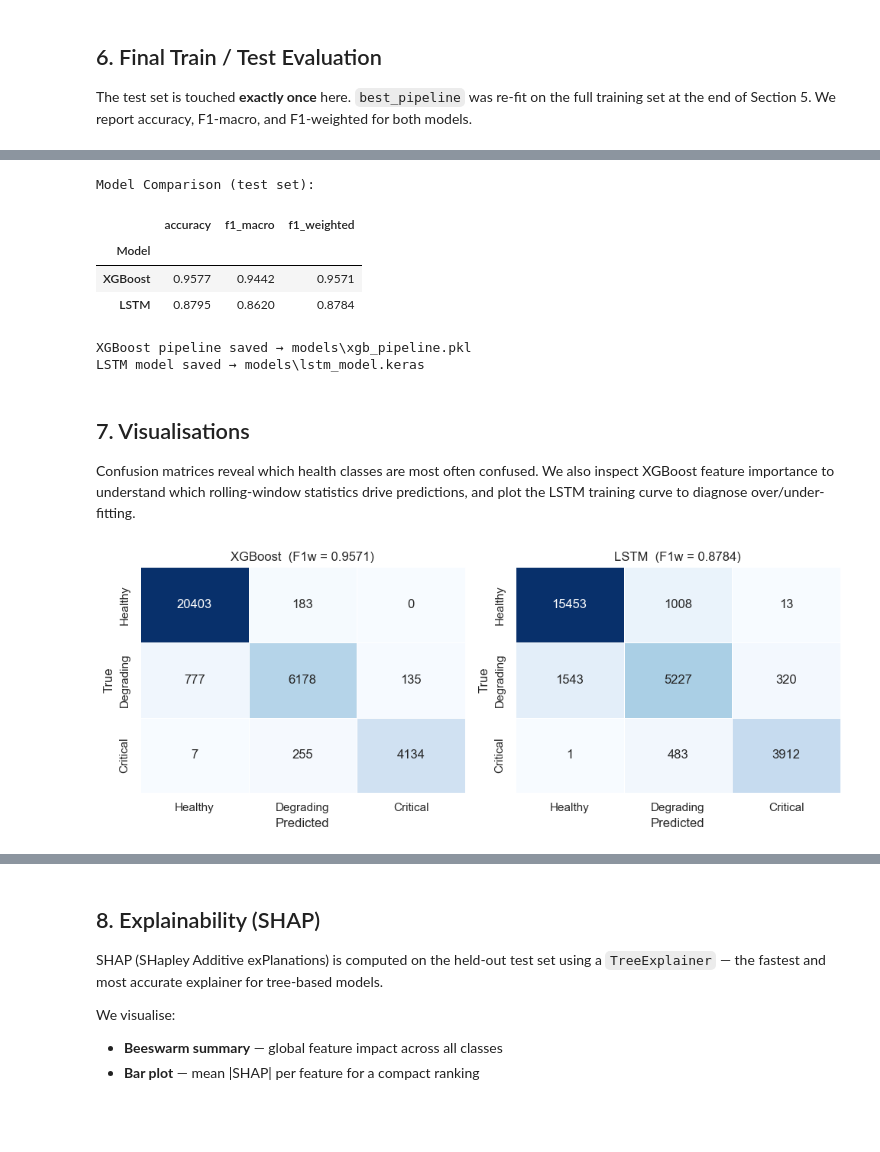
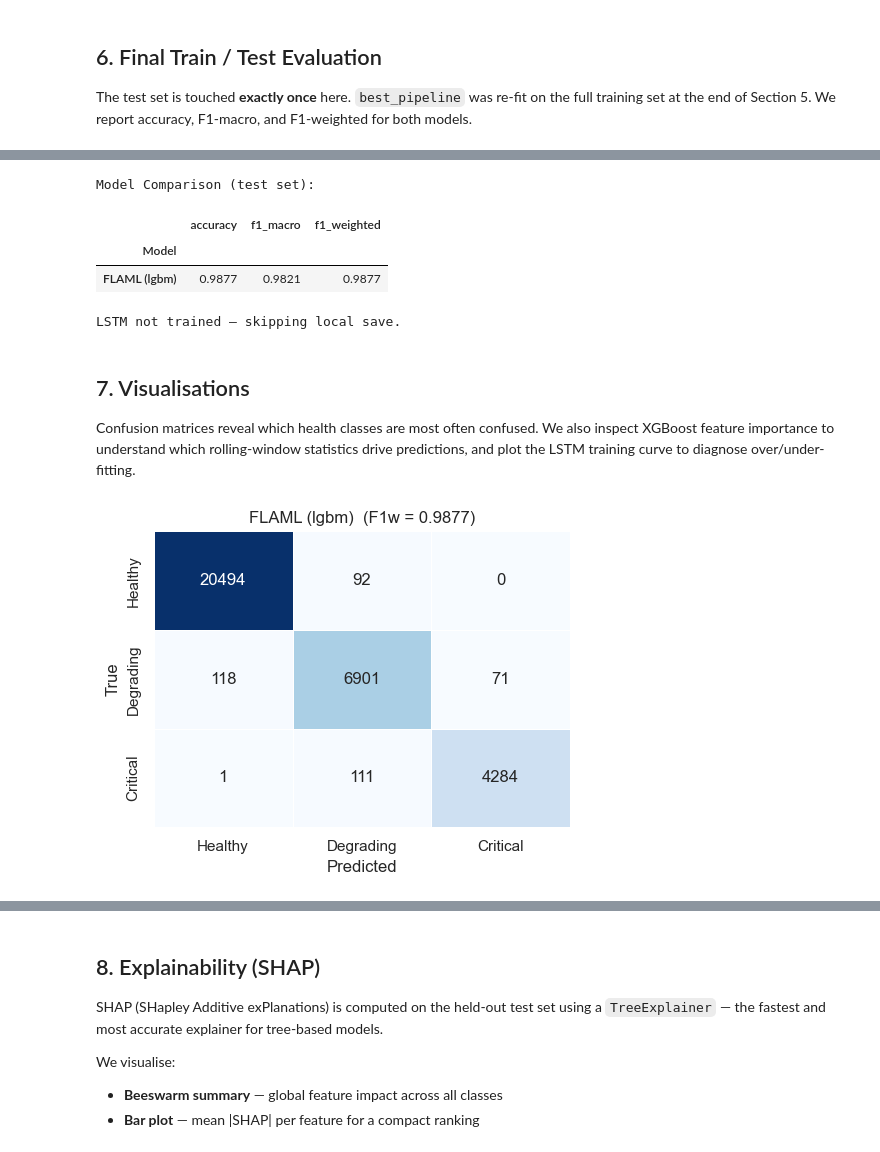
Before and after one commit to Dingding1996/predictive-maintenance-rul, a Jupyter notebook: PredictiveMaintenance_Training.ipynb, the cells around one changed output, grey strips where cells are left out. Drawn from its saved outputs; the diff is of its cells as text; code cells hidden in the pictures; blank space fills up the shorter version.

```diff
--- a/PredictiveMaintenance_Training.ipynb
+++ b/PredictiveMaintenance_Training.ipynb
@@ -95,7 +96,7 @@ apply_style()
 
 RANDOM_STATE = 42       # global seed — never change between notebooks
 TEST_SIZE    = 0.20     # held-out test fraction
-N_SPLITS     = 5        # cross-validation folds
+N_SPLITS     = 5        # cross-validation folds (used by FLAML internally)
 
 # Dataset configuration
 FD_IDS          = [1, 2, 3, 4]   # sub-datasets to include
@@ -110,13 +111,14 @@ RUL_CAP_VAL         = RUL_CAP           # 125
 RUL_HEALTHY_VAL     = RUL_HEALTHY_THR   # 80
 RUL_CRITICAL_VAL    = RUL_CRITICAL_THR  # 30
 
-# XGBoost
-XGB_N_ESTIMATORS    = 500
-XGB_MAX_DEPTH       = 6
-XGB_LEARNING_RATE   = 0.05
+# AutoML (FLAML) — FLAML searches LightGBM, XGBoost, RF, Extra Trees, linear
+AUTOML_TIME_BUDGET  = 300              # search budget in seconds (increase for better results)
+AUTOML_METRIC       = "f1_weighted"    # optimisation objective
+MLFLOW_EXPERIMENT   = "turbofan-health-classification"
+MLFLOW_TRACKING_URI = "./mlruns"       # local file-based tracking — no server required
 
 # LSTM — set ENABLE_LSTM = True to activate (requires TensorFlow)
-ENABLE_LSTM         = True
+ENABLE_LSTM         = False
 LSTM_UNITS          = [128, 64]
 LSTM_DROPOUT        = 0.2
 LSTM_EPOCHS         = 50
@@ -134,7 +136,7 @@ ASSETS_DIR          = Path("assets")
 ASSETS_DIR.mkdir(exist_ok=True)
 
 # Colour mapping for health classes (consistent across all plots)
-CLASS_COLORS = {"Healthy": C1, "Degrading": D1, "Critical": I1}
+CLASS_COLORS  = {"Healthy": C1, "Degrading": D1, "Critical": I1}
 CLASS_PALETTE = [C1, D1, I1]
 # %% [markdown]
 ## 1. Data Acquisition
@@ -698,0 +649,20 @@ weighted avg       0.96      0.96      0.96     32072
+# %%
+# =========================================================
+# 6. Final Train / Test Evaluation
+# =========================================================
+
+# --- 6a. FLAML AutoML ---
+# best_pipeline.predict() calls FLAML's fitted best model on the held-out test set.
+y_pred_automl = best_pipeline.predict(X_test)
+automl_metrics = evaluate_classification(
+    y_test, y_pred_automl, CLASS_NAMES,
+    model_name=f"FLAML AutoML ({automl.best_estimator})",
+)
+
+# Log test-set metrics to the same MLflow run for a complete experiment record
+with mlflow.start_run(run_name="flaml_automl_test_eval", nested=False):
+    mlflow.log_metrics({
+        "test_accuracy":    automl_metrics["accuracy"],
+        "test_f1_macro":    automl_metrics["f1_macro"],
+        "test_f1_weighted": automl_metrics["f1_weighted"],
+    })
@@ -727,27 +699,27 @@ weighted avg       0.88      0.88      0.88     27960
 # %%
 # --- 6c. Model comparison table ---
-comparison_rows = [{"Model": "XGBoost", **xgb_metrics}]
+comparison_rows = [{"Model": f"FLAML ({automl.best_estimator})", **automl_metrics}]
 if lstm_metrics:
     comparison_rows.append({"Model": "LSTM", **lstm_metrics})
 
-comparison_df = pd.DataFrame(comparison_rows).set_index("Model")
-comparison_df = comparison_df.round(4)
+comparison_df = pd.DataFrame(comparison_rows).set_index("Model").round(4)
 print("\nModel Comparison (test set):")
 display(comparison_df)
 # %% [output]
 Model Comparison (test set):
 |  | accuracy | f1_macro | f1_weighted |
 | Model |  |  |  |
-| XGBoost | 0.9577 | 0.9442 | 0.9571 |
-| LSTM | 0.8795 | 0.8620 | 0.8784 |
+| FLAML (lgbm) | 0.9877 | 0.9821 | 0.9877 |
 # %%
-# --- 6d. Save best model to disk ---
-save_model(best_pipeline, MODEL_DIR / "xgb_pipeline", model_type="xgboost")
+# --- 6d. Save models to disk ---
+# AutoML best model is already registered in MLflow (see Section 5a).
+# Only the LSTM needs an additional local save since MLflow doesn't support Keras natively.
 if _lstm_available and lstm_history is not None:
     save_model(lstm_model, MODEL_DIR / "lstm_model", model_type="lstm")
+else:
+    print("LSTM not trained — skipping local save.")
 # %% [output]
-XGBoost pipeline saved → models\xgb_pipeline.pkl
-LSTM model saved → models\lstm_model.keras
+LSTM not trained — skipping local save.
 # %% [markdown]
 ## 7. Visualisations
 
@@ -759,36 +731,36 @@ drive predictions, and plot the LSTM training curve to diagnose over/under-fitti
 # 7. Visualisations
 # =========================================================
 
 # --- 7a. Confusion matrices ---
 n_models = 1 + int(_lstm_available and bool(lstm_metrics))
 fig, axes = plt.subplots(1, n_models, figsize=(5 * n_models, 4))
 if n_models == 1:
     axes = [axes]
 
-# XGBoost confusion matrix
-cm_xgb = get_confusion_matrix(y_test, y_pred_xgb)
+# AutoML confusion matrix
+cm_automl = get_confusion_matrix(y_test, y_pred_automl)
 sns.heatmap(
-    cm_xgb, annot=True, fmt="d", cmap="Blues",
+    cm_automl, annot=True, fmt="d", cmap="Blues",
     linewidths=0.5, ax=axes[0], cbar=False,
 )
-axes[0].set_title(f"XGBoost  (F1w = {xgb_metrics['f1_weighted']:.4f})")
+axes[0].set_title(f"FLAML ({automl.best_estimator})  (F1w = {automl_metrics['f1_weighted']:.4f})")
 axes[0].set_xlabel("Predicted")
 axes[0].set_ylabel("True")
 
 # LSTM confusion matrix
 if n_models == 2:
     cm_lstm = get_confusion_matrix(y_seq_test, y_pred_lstm)
     sns.heatmap(
         cm_lstm, annot=True, fmt="d", cmap="Blues",
         linewidths=0.5, ax=axes[1], cbar=False,
     )
     axes[1].set_title(f"LSTM  (F1w = {lstm_metrics['f1_weighted']:.4f})")
     axes[1].set_xlabel("Predicted")
     axes[1].set_ylabel("True")
 
 plt.tight_layout()
 plt.savefig(ASSETS_DIR / "confusion_matrices.png", dpi=150, bbox_inches="tight")
 plt.show()
 # %% [output]
-[figure, old version]
+[figure, new version]
 # %%
```
Also changed, not shown: parts of 17 cells of this notebook, 12 other files.
